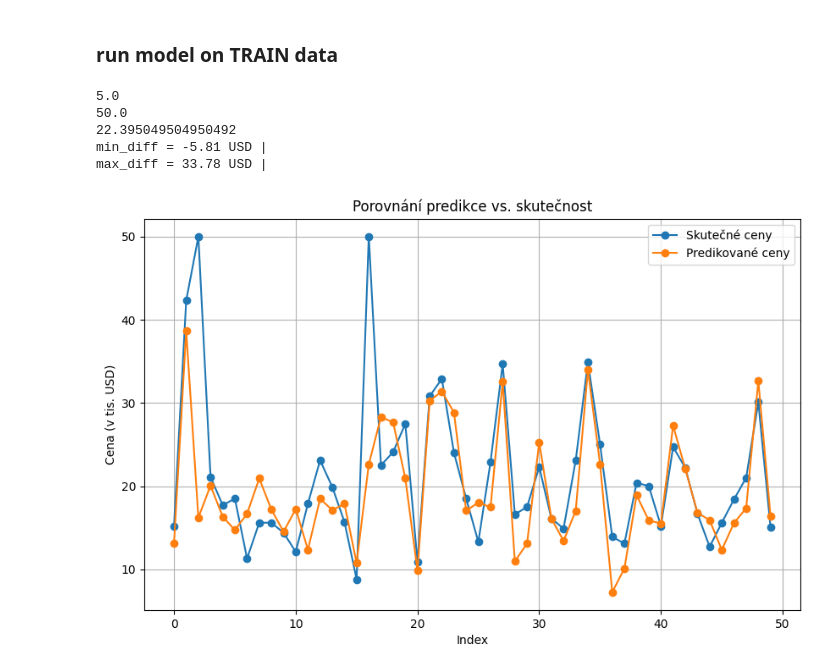
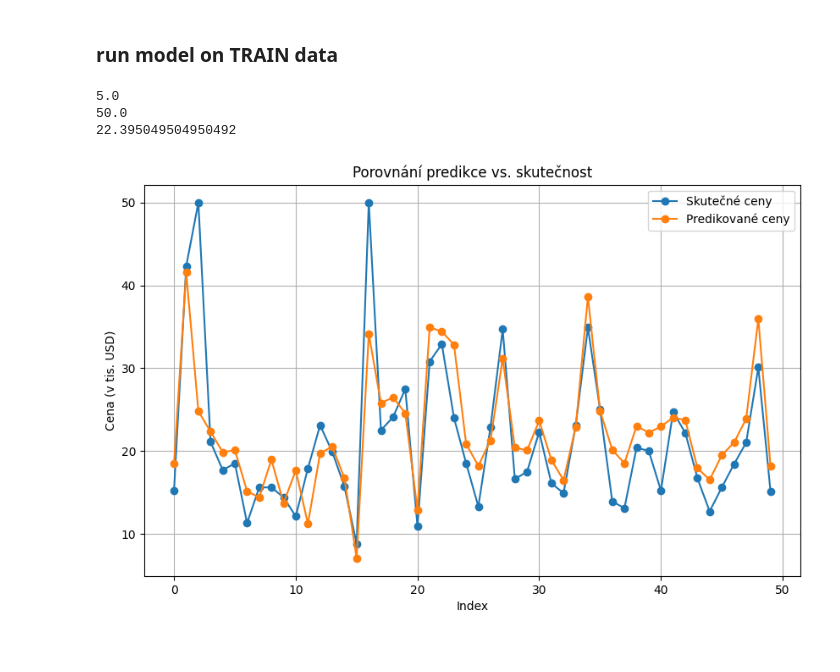
Before and after one commit to svehla-lukas/Kaggle_workShop, a Jupyter notebook: boston_housing/dev.ipynb, the cells around one changed output. Cells and saved outputs as stored; diff of their text form; code cells hidden in the pictures.

```diff
--- a/boston_housing/dev.ipynb
+++ b/boston_housing/dev.ipynb
@@ -58,9 +60,9 @@ def build_model(input_dim):
         [
             keras.layers.Input(shape=(input_dim,)),
             keras.layers.Dense(16, activation="relu"),
-            keras.layers.Dropout(0.3),
-            keras.layers.Dense(4, activation="relu"),
-            keras.layers.Dense(1),  # Regresní výstup
+            # keras.layers.Dropout(0.1),
+            keras.layers.Dense(8, activation="relu"),
+            keras.layers.Dense(1),
         ]
     )
     model.compile(optimizer="rmsprop", loss="mse", metrics=["mae"])
@@ -69,3 +71,4 @@ def build_model(input_dim):
 
 batch_size = 32
 num_epochs = 50
+print(x_train.shape[1])
@@ -323,55 +310,57 @@ max_diff = 12.93 USD |
 print(y_train_origin.min())
 print(y_train_origin.max())
 print(y_train_origin.mean())
 max = 0
 min = 0
 count = x_train.shape[0]
 count = 50
 
-for i in range(count):
-    target = x_train.iloc[i].values.reshape(1, -1)
-    predictions = model.predict(target, verbose=0)
-    target_value = y_train[i]
+# for i in range(count):
+#     target = x_train.iloc[i].values.reshape(1, -1)
+#     predictions = model.predict(target, verbose=0)
+#     target_value = y_train[i]
 
-    diff = round(target_value - predictions[0][0], 2)
-    pred = round(predictions[0][0], 2)
-    target = round(target_value, 2)
+#     diff = round(target_value - predictions[0][0], 2)
+#     pred = round(predictions[0][0], 2)
+#     target = round(target_value, 2)
 
-    if diff > max:
-        max = diff
-    elif diff < min:
-        min = diff
+#     if diff > max:
+#         max = diff
+#     elif diff < min:
+#         min = diff
 
-    # print(
-    #     f"diff = {format(diff, ',')} USD | "
-    #     f"prediction = {format(pred, ',')} USD | "
-    #     f"target = {format(target, ',')} USD"
-    # )
-print(f"min_diff = {format(min, ',')} USD | \n" f"max_diff = {format(max, ',')} USD | ")
+#     # print(
+#     #     f"diff = {format(diff, ',')} USD | "
+#     #     f"prediction = {format(pred, ',')} USD | "
+#     #     f"target = {format(target, ',')} USD"
+#     # )
+# print(f"min_diff = {format(min, ',')} USD | \n" f"max_diff = {format(max, ',')} USD | ")
 
 
 preds = [
     model.predict(x_train.iloc[i].values.reshape(1, -1), verbose=0)[0][0]
     for i in range(count)
 ]
-trues = y_train[:count]
+preds = np.array(preds)  # Convert list to numpy array
+
+# Denormalize predictions
+preds = preds * y_std + y_mean
+trues = y_train_origin[:count]
 
 plt.figure(figsize=(10, 6))
-plt.plot(trues.values, marker="o", label="Skutečné ceny")
+plt.plot(trues, marker="o", label="Skutečné ceny")
 plt.plot(preds, marker="o", label="Predikované ceny")
 plt.title("Porovnání predikce vs. skutečnost")
 plt.xlabel("Index")
 plt.ylabel("Cena (v tis. USD)")
 plt.legend()
 plt.grid(True)
 plt.show()
 # %% [output]
 5.0
 50.0
 22.395049504950492
-min_diff = -5.81 USD |
-max_diff = 33.78 USD |
-[figure, old version]
+[figure, new version]
 # %%
 # Pokud je `trues` Pandas Series, převedeme na numpy pole
 y_true = np.array(trues)
```
Also changed, not shown: parts of 8 cells of this notebook, 1 other file.
